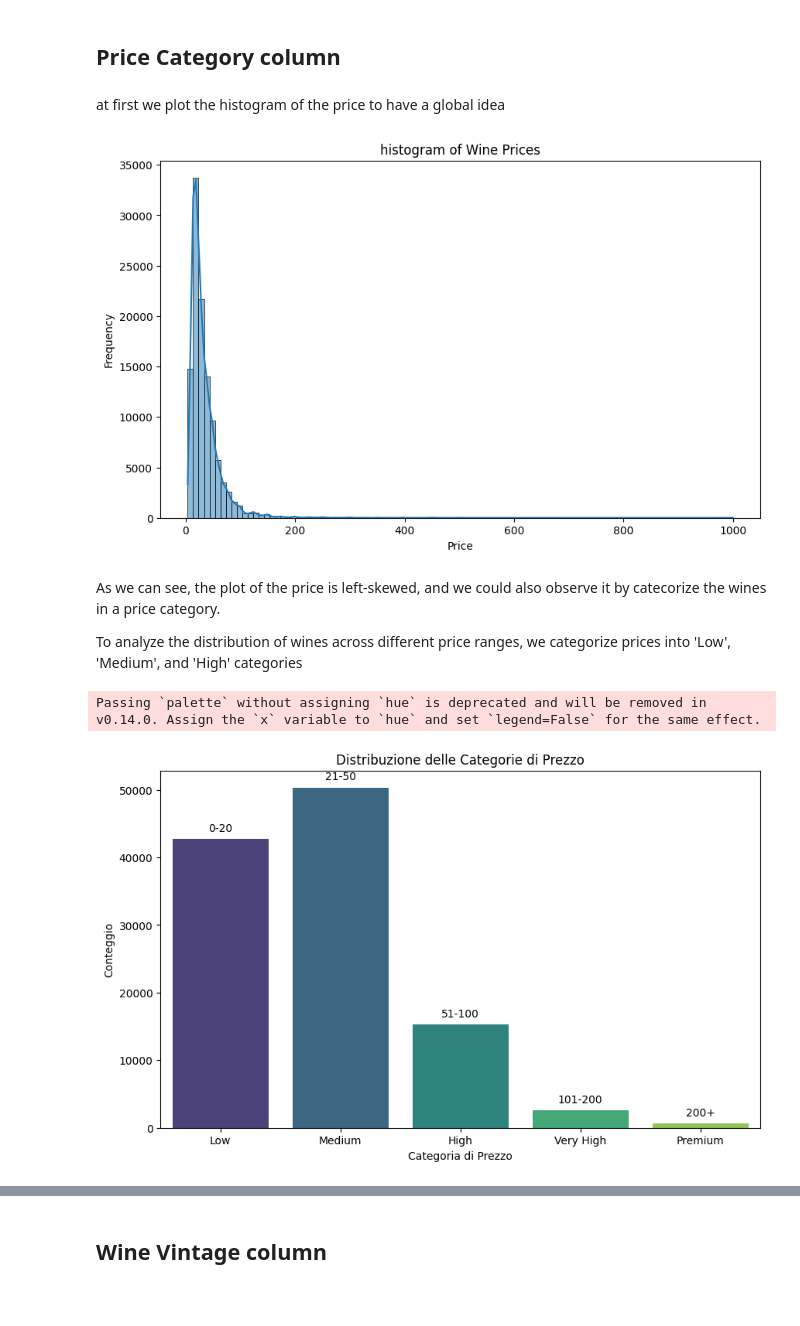
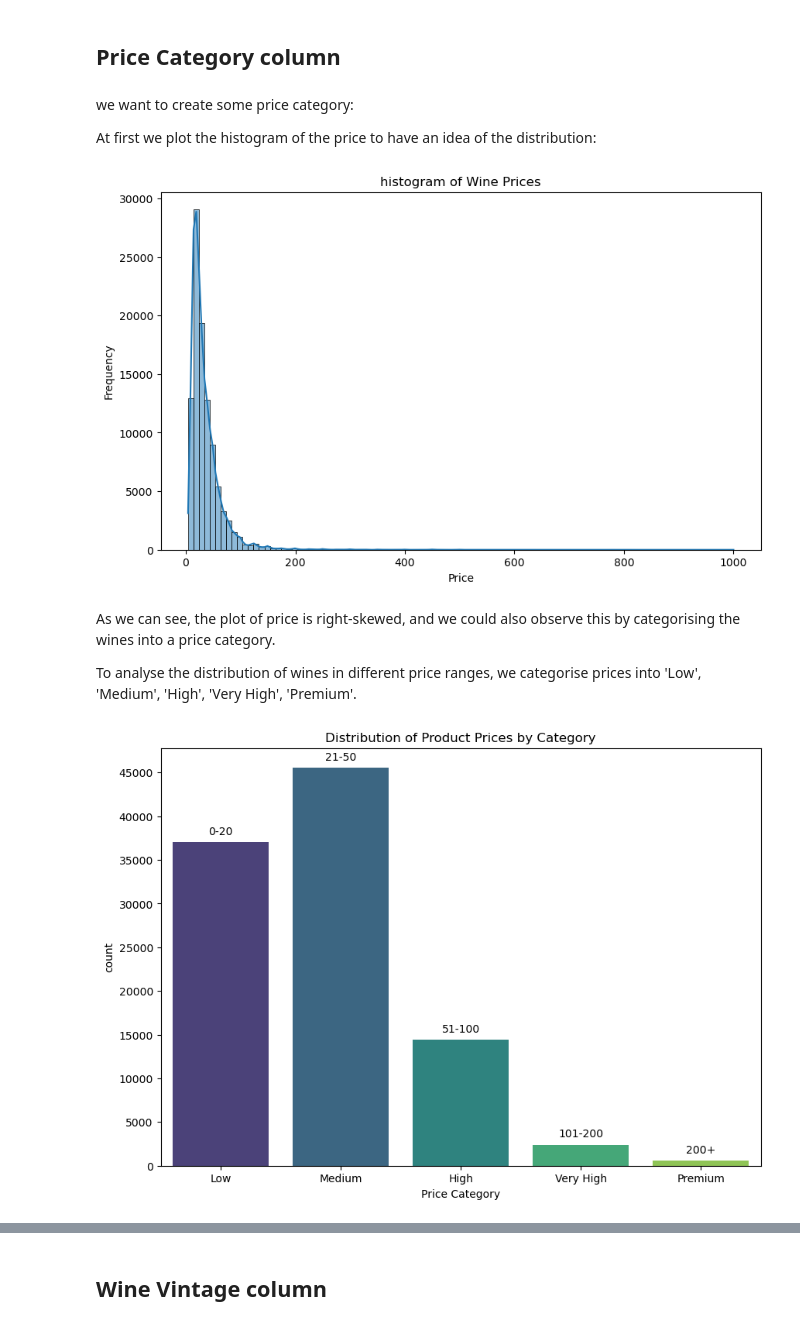
Before and after one commit to Supsi-Collaborative-Projects/wine-analysis, a Jupyter notebook: analysis.ipynb, the cells around one changed output, grey strips where cells are left out. Cells and saved outputs as stored; diff of their text form; code cells hidden in the pictures; blank space fills up the shorter version.

```diff
--- a/analysis.ipynb
+++ b/analysis.ipynb
@@ -404,12 +393,10 @@ with this dataset is interesting create new columns, like price category and win
 # %% [markdown]
 ## Price Category column
 # %% [markdown]
-at first we plot the histogram of the price to have a global idea
+we want to create some price category:
+
+At first we plot the histogram of the price to have an idea of the distribution:
 # %%
-# Create a filtered DataFrame excluding rows where 'price' is 0 for the histogram
-df_non_zero_price = df[df['price'] > 0]
-df = df_non_zero_price
-
 plt.figure(figsize=(10, 6))
 sns.histplot(df['price'], bins=100, kde=True)
 plt.title('histogram of Wine Prices')
@@ -417,34 +404,34 @@ plt.xlabel('Price')
 plt.ylabel('Frequency')
 plt.show()
 # %% [output]
-[figure, old version]
+[figure, new version]
 # %% [markdown]
-As we can see, the plot of the price is left-skewed, and we could also observe it by catecorize the wines in a price category.
+As we can see, the plot of price is right-skewed, and we could also observe this by categorising the wines into a price category.
 
-To analyze the distribution of wines across different price ranges, we categorize prices into 'Low', 'Medium', and 'High' categories
+To analyse the distribution of wines in different price ranges, we categorise prices into 'Low', 'Medium', 'High', 'Very High', 'Premium'.
 # %%
 bins = [0, 20, 50, 100, 200, np.inf]
 labels = ['Low', 'Medium', 'High', 'Very High', 'Premium']
 df['price_category'] = pd.cut(df['price'], bins=bins, labels=labels)
 
 # Plotting with seaborn
-plt.figure(figsize=(10, 6))
+plt.figure(figsize=(10, 7))
 palette = sns.color_palette("viridis", len(labels)) # Create a palette with a color for each category
 ax = sns.countplot(data=df, x='price_category', palette=palette)
-plt.title('Distribuzione delle Categorie di Prezzo')
-plt.xlabel('Categoria di Prezzo')
-plt.ylabel('Conteggio')
+plt.title('Distribution of Product Prices by Category')
+plt.xlabel('Price Category')
+plt.ylabel('count')
+plt.yticks(np.arange(0, 50000, 5000))
 
 # Annotate bars with price range
 price_ranges = ['0-20', '21-50', '51-100', '101-200', '200+']
 for p, label, price_range in zip(ax.patches, labels, price_ranges):
     ax.annotate(f'{price_range}', (p.get_x() + p.get_width() / 2., p.get_height()),
                 ha='center', va='center', xytext=(0, 10), textcoords='offset points')
 
 plt.show()
 # %% [output]
-Passing `palette` without assigning `hue` is deprecated and will be removed in v0.14.0. Assign the `x` variable to `hue` and set `legend=False` for the same effect.
-[figure, old version]
+[figure, new version]
 # %%
 # Create a boolean mask for non-outliers
 non_outliers_mask = df['is_outlier'] == False
```
Also changed, not shown: parts of 78 cells of this notebook.
